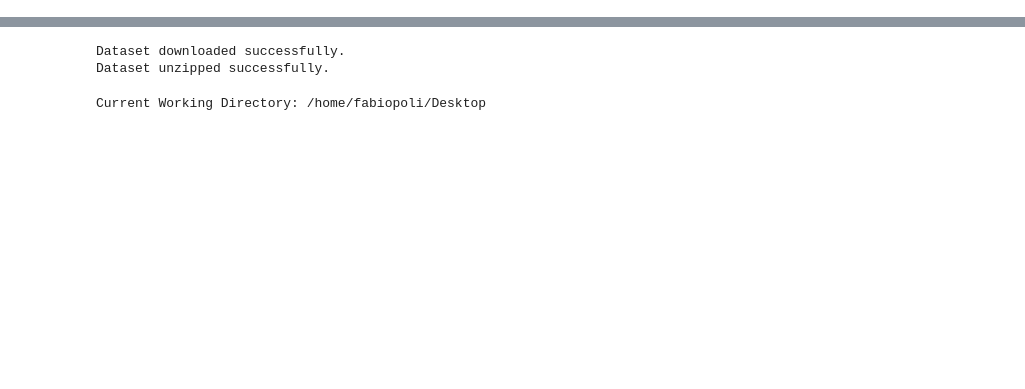
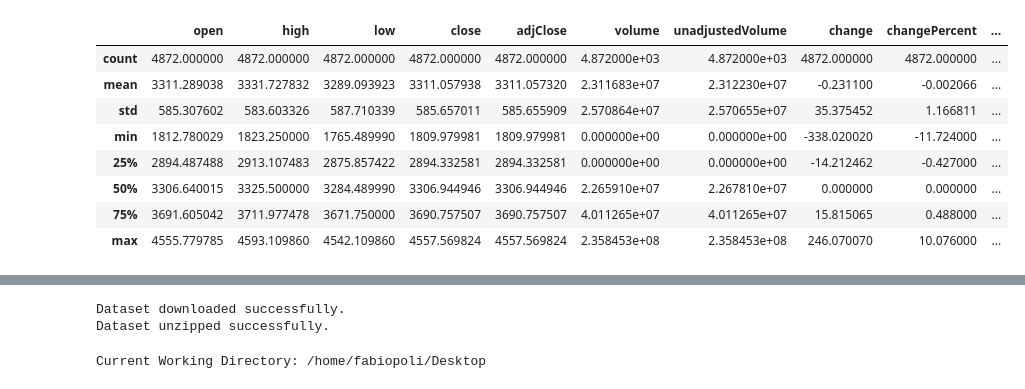
Before and after one commit to Fabio-Poli/CCT-Thesis-Project, a Jupyter notebook: Project_Code/Project.ipynb, the cells around one changed output, grey strips where cells are left out. Cells and saved outputs as stored; diff of their text form; code cells hidden in the pictures; blank space fills up the shorter version.

```diff
--- a/Project_Code/Project.ipynb
+++ b/Project_Code/Project.ipynb
@@ -56,0 +57,12 @@ else:
+# %%
+index_data.describe()
+# %% [output]
+|  | open | high | low | close | adjClose | volume | unadjustedVolume | change | changePercent | ... |
+| count | 4872.000000 | 4872.000000 | 4872.000000 | 4872.000000 | 4872.000000 | 4.872000e+03 | 4.872000e+03 | 4872.000000 | 4872.000000 | ... |
+| mean | 3311.289038 | 3331.727832 | 3289.093923 | 3311.057938 | 3311.057320 | 2.311683e+07 | 2.312230e+07 | -0.231100 | -0.002066 | ... |
+| std | 585.307602 | 583.603326 | 587.710339 | 585.657011 | 585.655909 | 2.570864e+07 | 2.570655e+07 | 35.375452 | 1.166811 | ... |
+| min | 1812.780029 | 1823.250000 | 1765.489990 | 1809.979981 | 1809.979981 | 0.000000e+00 | 0.000000e+00 | -338.020020 | -11.724000 | ... |
+| 25% | 2894.487488 | 2913.107483 | 2875.857422 | 2894.332581 | 2894.332581 | 0.000000e+00 | 0.000000e+00 | -14.212462 | -0.427000 | ... |
+| 50% | 3306.640015 | 3325.500000 | 3284.489990 | 3306.944946 | 3306.944946 | 2.265910e+07 | 2.267810e+07 | 0.000000 | 0.000000 | ... |
+| 75% | 3691.605042 | 3711.977478 | 3671.750000 | 3690.757507 | 3690.757507 | 4.011265e+07 | 4.011265e+07 | 15.815065 | 0.488000 | ... |
+| max | 4555.779785 | 4593.109860 | 4542.109860 | 4557.569824 | 4557.569824 | 2.358453e+08 | 2.358453e+08 | 246.070070 | 10.076000 | ... |
```
Also changed, not shown: parts of 32 cells of this notebook.
